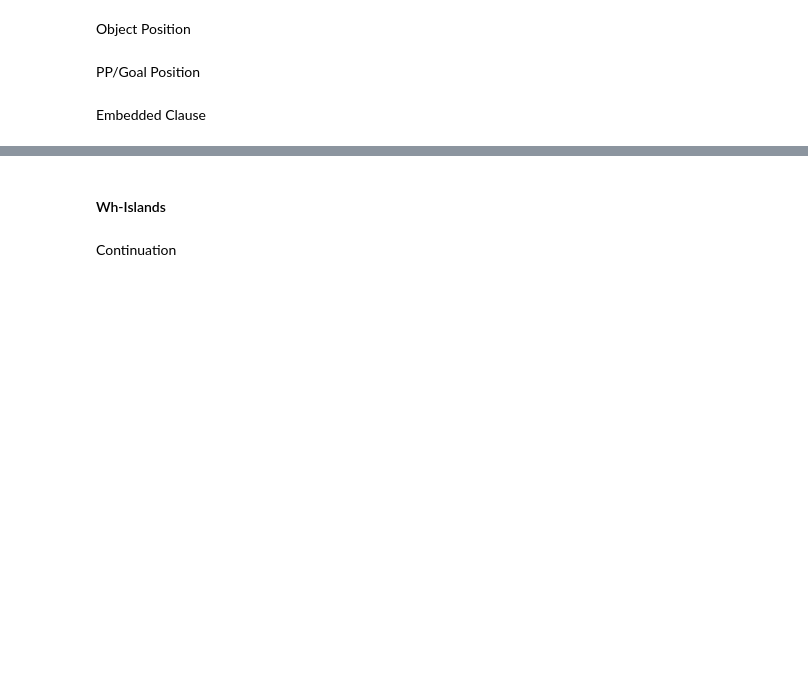
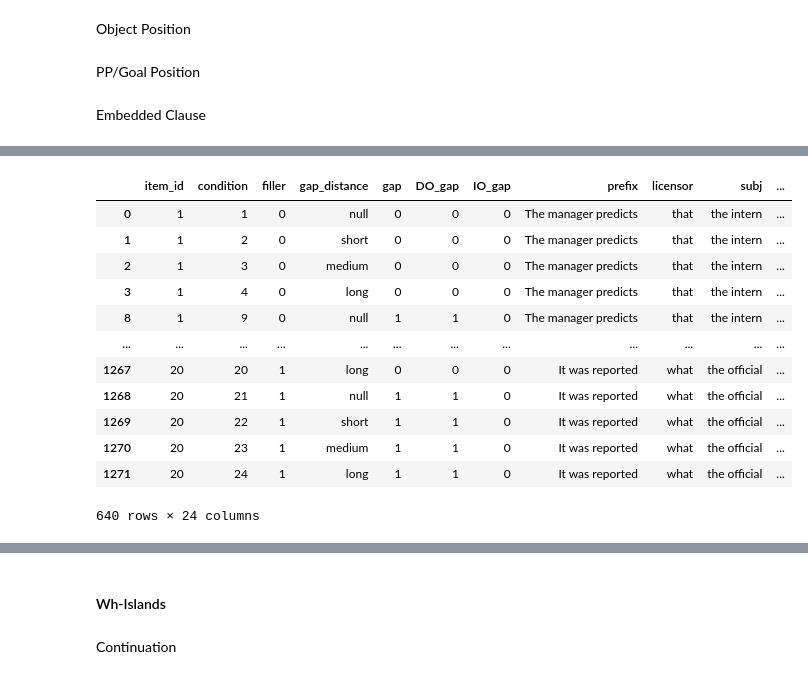
Before and after one commit to um-cap-lab/EMNLP-2025-submission, a Jupyter notebook: surprisal_calculation.ipynb, the cells around one changed output, grey strips where cells are left out. Drawn from its saved outputs; the diff is of its cells as text; code cells hidden in the pictures; blank space fills up the shorter version.

```diff
--- a/surprisal_calculation.ipynb
+++ b/surprisal_calculation.ipynb
@@ -534,15 +466,0 @@ Gap Position == Object
-# %%
-# create long-format rows
-region_rows = []
-for region in ['to', 'goal']:
-    region_df = sentence_df.copy()
-    region_df['region'] = region
-    region_df['region_surprisal'] = region_df.apply(lambda x: sum_region_surprisal(x, [region]), axis = 1)
-    region_rows.append(region_df)
-
-# concatenate long-format DataFrame
-long_df = pd.concat(region_rows, ignore_index = True)
-
-# filter for object gap
-objectgap_df = long_df[long_df['gap_position'] == 'object']
-objectgap_df
@@ -657,0 +574,29 @@ mixed_effects_linear_regression(pp_df, iv_list, 'region_surprisal', 'gap positio
+# %%
+# create long-format rows
+region_rows = []
+for region in ['prep', 'goal']:
+    region_df = sentence_df.copy()
+    region_df['region'] = region
+    region_df['region_surprisal'] = region_df.apply(lambda x: sum_region_surprisal(x, [region]), axis = 1)
+    region_rows.append(region_df)
+
+# concatenate long-format DataFrame
+long_df = pd.concat(region_rows, ignore_index = True)
+
+# filter for object gap
+objectgap_df = long_df[long_df['gap_position'] == 'DO']
+objectgap_df
+# %% [output]
+|  | item_id | condition | filler | gap_distance | gap | DO_gap | IO_gap | prefix | licensor | subj | ... |
+| 0 | 1 | 1 | 0 | null | 0 | 0 | 0 | The manager predicts | that | the intern | ... |
+| 1 | 1 | 2 | 0 | short | 0 | 0 | 0 | The manager predicts | that | the intern | ... |
+| 2 | 1 | 3 | 0 | medium | 0 | 0 | 0 | The manager predicts | that | the intern | ... |
+| 3 | 1 | 4 | 0 | long | 0 | 0 | 0 | The manager predicts | that | the intern | ... |
+| 8 | 1 | 9 | 0 | null | 1 | 1 | 0 | The manager predicts | that | the intern | ... |
+| ... | ... | ... | ... | ... | ... | ... | ... | ... | ... | ... | ... |
+| 1267 | 20 | 20 | 1 | long | 0 | 0 | 0 | It was reported | what | the official | ... |
+| 1268 | 20 | 21 | 1 | null | 1 | 1 | 0 | It was reported | what | the official | ... |
+| 1269 | 20 | 22 | 1 | short | 1 | 1 | 0 | It was reported | what | the official | ... |
+| 1270 | 20 | 23 | 1 | medium | 1 | 1 | 0 | It was reported | what | the official | ... |
+| 1271 | 20 | 24 | 1 | long | 1 | 1 | 0 | It was reported | what | the official | ... |
+640 rows × 24 columns
```
Also changed, not shown: parts of 62 cells of this notebook.
